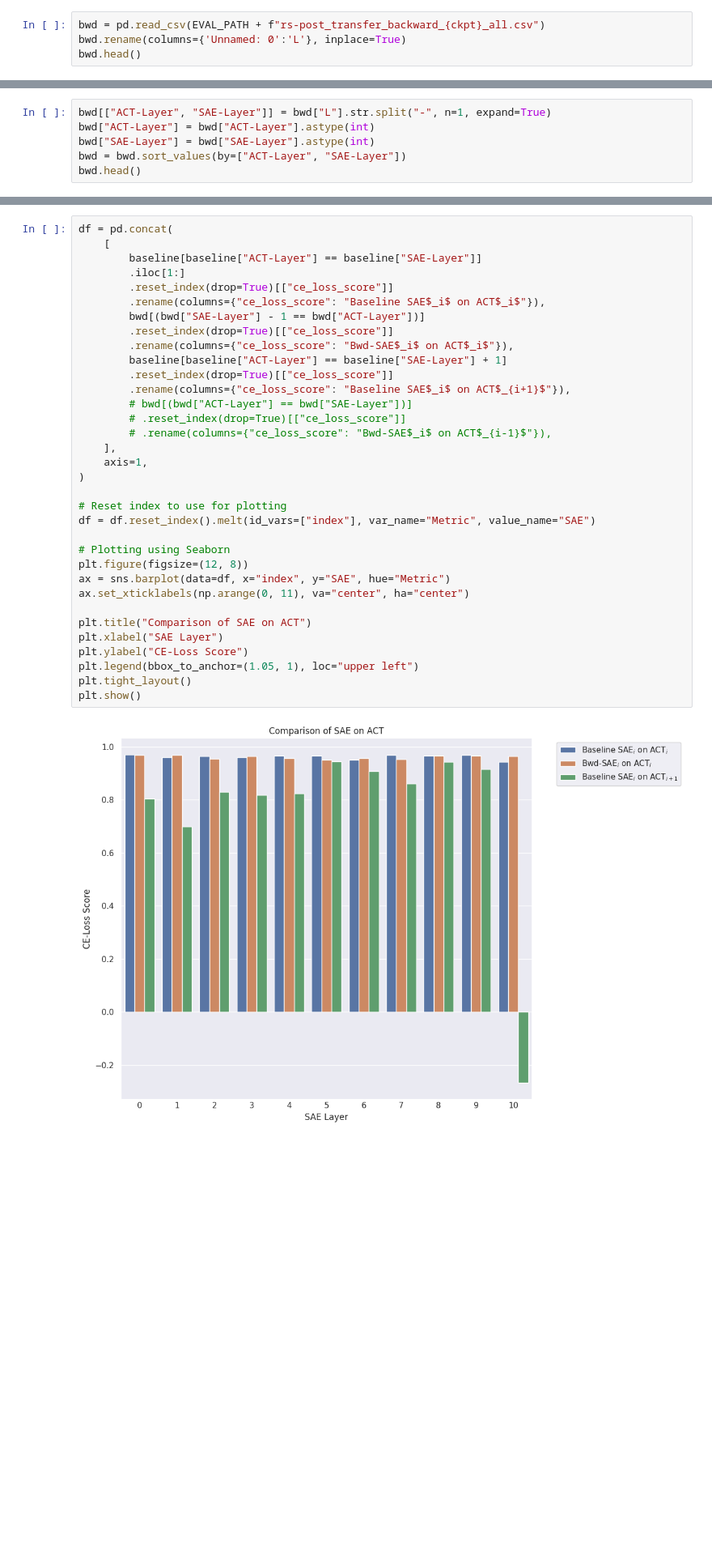
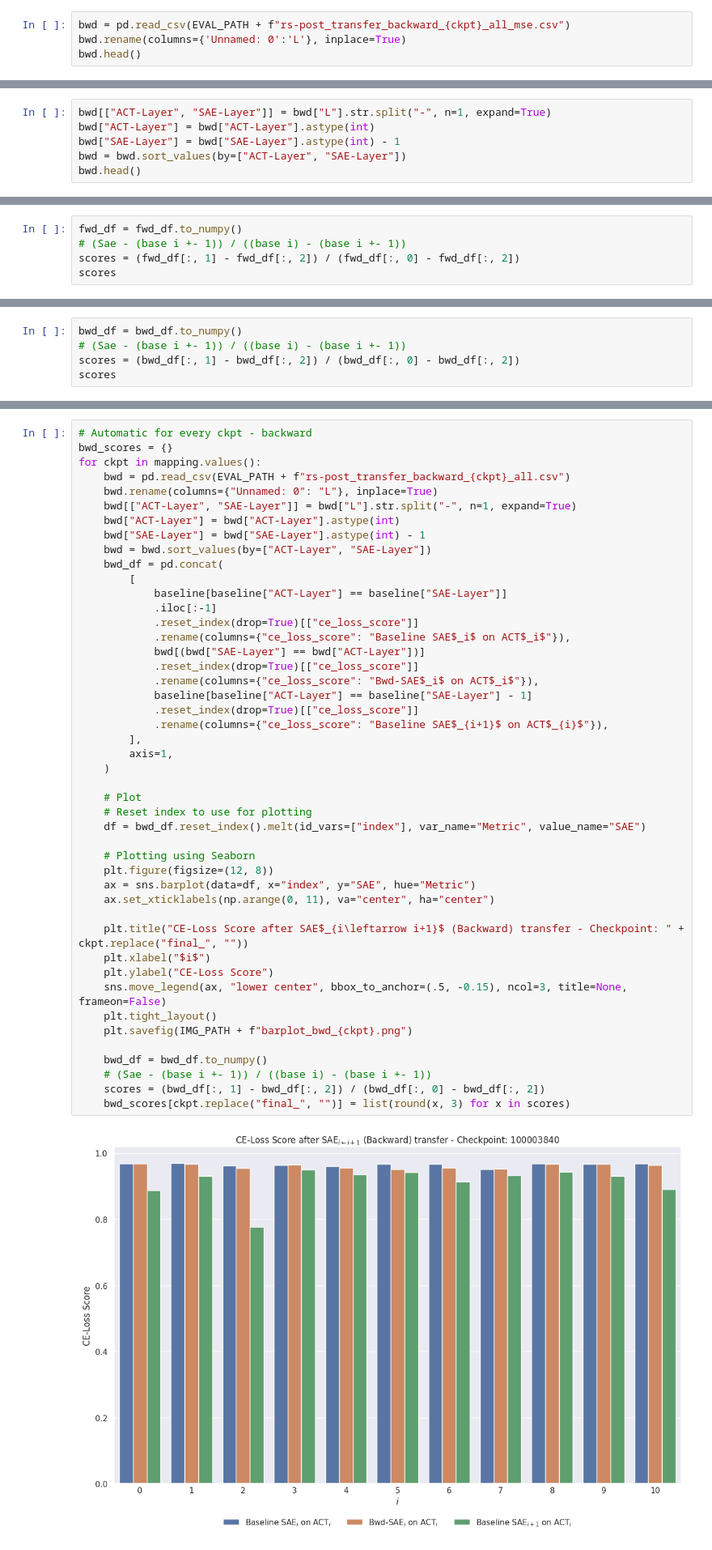
Before and after one commit to ghidav/sae-transfer-learning, a Jupyter notebook: paper_plot.ipynb, the cells around one changed output, grey strips where cells are left out. Shown at 81% size. Cells and saved outputs as stored; diff of their text form; blank space fills up the shorter version.

```diff
--- a/paper_plot.ipynb
+++ b/paper_plot.ipynb
@@ -237,7 +133,7 @@ fig.show()
 # %% [markdown]
 ### Backward
 # %%
-bwd = pd.read_csv(EVAL_PATH + f"rs-post_transfer_backward_{ckpt}_all.csv")
+bwd = pd.read_csv(EVAL_PATH + f"rs-post_transfer_backward_{ckpt}_all_mse.csv")
 bwd.rename(columns={'Unnamed: 0':'L'}, inplace=True)
 bwd.head()
 # %% [output]
@@ -250,7 +146,7 @@ bwd.head()
 # %%
 bwd[["ACT-Layer", "SAE-Layer"]] = bwd["L"].str.split("-", n=1, expand=True)
 bwd["ACT-Layer"] = bwd["ACT-Layer"].astype(int)
-bwd["SAE-Layer"] = bwd["SAE-Layer"].astype(int)
+bwd["SAE-Layer"] = bwd["SAE-Layer"].astype(int) - 1
 bwd = bwd.sort_values(by=["ACT-Layer", "SAE-Layer"])
 bwd.head()
 # %% [output]
@@ -322,0 +324,5 @@ df
+# %%
+fwd_df = fwd_df.to_numpy()
+# (Sae - (base i +- 1)) / ((base i) - (base i +- 1))
+scores = (fwd_df[:, 1] - fwd_df[:, 2]) / (fwd_df[:, 0] - fwd_df[:, 2])
+scores
@@ -358,0 +367,5 @@ plt.show()
+# %%
+bwd_df = bwd_df.to_numpy()
+# (Sae - (base i +- 1)) / ((base i) - (base i +- 1))
+scores = (bwd_df[:, 1] - bwd_df[:, 2]) / (bwd_df[:, 0] - bwd_df[:, 2])
+scores
@@ -359,36 +437,48 @@ plt.show()
 # %%
-df = pd.concat(
-    [
-        baseline[baseline["ACT-Layer"] == baseline["SAE-Layer"]]
-        .iloc[1:]
-        .reset_index(drop=True)[["ce_loss_score"]]
-        .rename(columns={"ce_loss_score": "Baseline SAE$_i$ on ACT$_i$"}),
-        bwd[(bwd["SAE-Layer"] - 1 == bwd["ACT-Layer"])]
-        .reset_index(drop=True)[["ce_loss_score"]]
-        .rename(columns={"ce_loss_score": "Bwd-SAE$_i$ on ACT$_i$"}),
-        baseline[baseline["ACT-Layer"] == baseline["SAE-Layer"] + 1]
-        .reset_index(drop=True)[["ce_loss_score"]]
-        .rename(columns={"ce_loss_score": "Baseline SAE$_i$ on ACT$_{i+1}$"}),
-        # bwd[(bwd["ACT-Layer"] == bwd["SAE-Layer"])]
-        # .reset_index(drop=True)[["ce_loss_score"]]
-        # .rename(columns={"ce_loss_score": "Bwd-SAE$_i$ on ACT$_{i-1}$"}),
-    ],
-    axis=1,
-)
+# Automatic for every ckpt - backward
+bwd_scores = {}
+for ckpt in mapping.values():
+    bwd = pd.read_csv(EVAL_PATH + f"rs-post_transfer_backward_{ckpt}_all.csv")
+    bwd.rename(columns={"Unnamed: 0": "L"}, inplace=True)
+    bwd[["ACT-Layer", "SAE-Layer"]] = bwd["L"].str.split("-", n=1, expand=True)
+    bwd["ACT-Layer"] = bwd["ACT-Layer"].astype(int)
+    bwd["SAE-Layer"] = bwd["SAE-Layer"].astype(int) - 1
+    bwd = bwd.sort_values(by=["ACT-Layer", "SAE-Layer"])
+    bwd_df = pd.concat(
+        [
+            baseline[baseline["ACT-Layer"] == baseline["SAE-Layer"]]
+            .iloc[:-1]
+            .reset_index(drop=True)[["ce_loss_score"]]
+            .rename(columns={"ce_loss_score": "Baseline SAE$_i$ on ACT$_i$"}),
+            bwd[(bwd["SAE-Layer"] == bwd["ACT-Layer"])]
+            .reset_index(drop=True)[["ce_loss_score"]]
+            .rename(columns={"ce_loss_score": "Bwd-SAE$_i$ on ACT$_i$"}),
+            baseline[baseline["ACT-Layer"] == baseline["SAE-Layer"] - 1]
+            .reset_index(drop=True)[["ce_loss_score"]]
+            .rename(columns={"ce_loss_score": "Baseline SAE$_{i+1}$ on ACT$_{i}$"}),
+        ],
+        axis=1,
+    )
 
-# Reset index to use for plotting
-df = df.reset_index().melt(id_vars=["index"], var_name="Metric", value_name="SAE")
+    # Plot
+    # Reset index to use for plotting
+    df = bwd_df.reset_index().melt(id_vars=["index"], var_name="Metric", value_name="SAE")
 
-# Plotting using Seaborn
-plt.figure(figsize=(12, 8))
-ax = sns.barplot(data=df, x="index", y="SAE", hue="Metric")
-ax.set_xticklabels(np.arange(0, 11), va="center", ha="center")
+    # Plotting using Seaborn
+    plt.figure(figsize=(12, 8))
+    ax = sns.barplot(data=df, x="index", y="SAE", hue="Metric")
+    ax.set_xticklabels(np.arange(0, 11), va="center", ha="center")
 
-plt.title("Comparison of SAE on ACT")
-plt.xlabel("SAE Layer")
-plt.ylabel("CE-Loss Score")
-plt.legend(bbox_to_anchor=(1.05, 1), loc="upper left")
-plt.tight_layout()
-plt.show()
+    plt.title("CE-Loss Score after SAE$_{i\leftarrow i+1}$ (Backward) transfer - Checkpoint: " + ckpt.replace("final_", ""))
+    plt.xlabel("$i$")
+    plt.ylabel("CE-Loss Score")
+    sns.move_legend(ax, "lower center", bbox_to_anchor=(.5, -0.15), ncol=3, title=None, frameon=False)
+    plt.tight_layout()
+    plt.savefig(IMG_PATH + f"barplot_bwd_{ckpt}.png")
+
+    bwd_df = bwd_df.to_numpy()
+    # (Sae - (base i +- 1)) / ((base i) - (base i +- 1))
+    scores = (bwd_df[:, 1] - bwd_df[:, 2]) / (bwd_df[:, 0] - bwd_df[:, 2])
+    bwd_scores[ckpt.replace("final_", "")] = list(round(x, 3) for x in scores)
 # %% [output]
-[figure, old version]
+[figure, new version]
```
Also changed, not shown: parts of 30 cells of this notebook.
